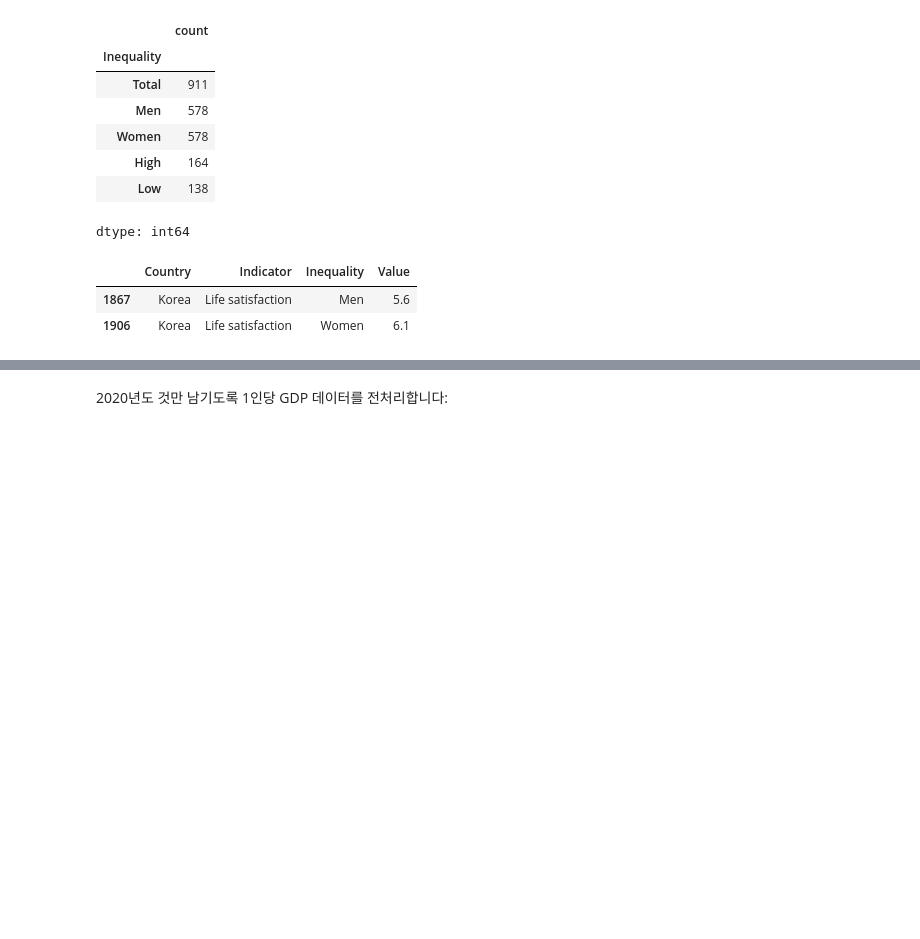
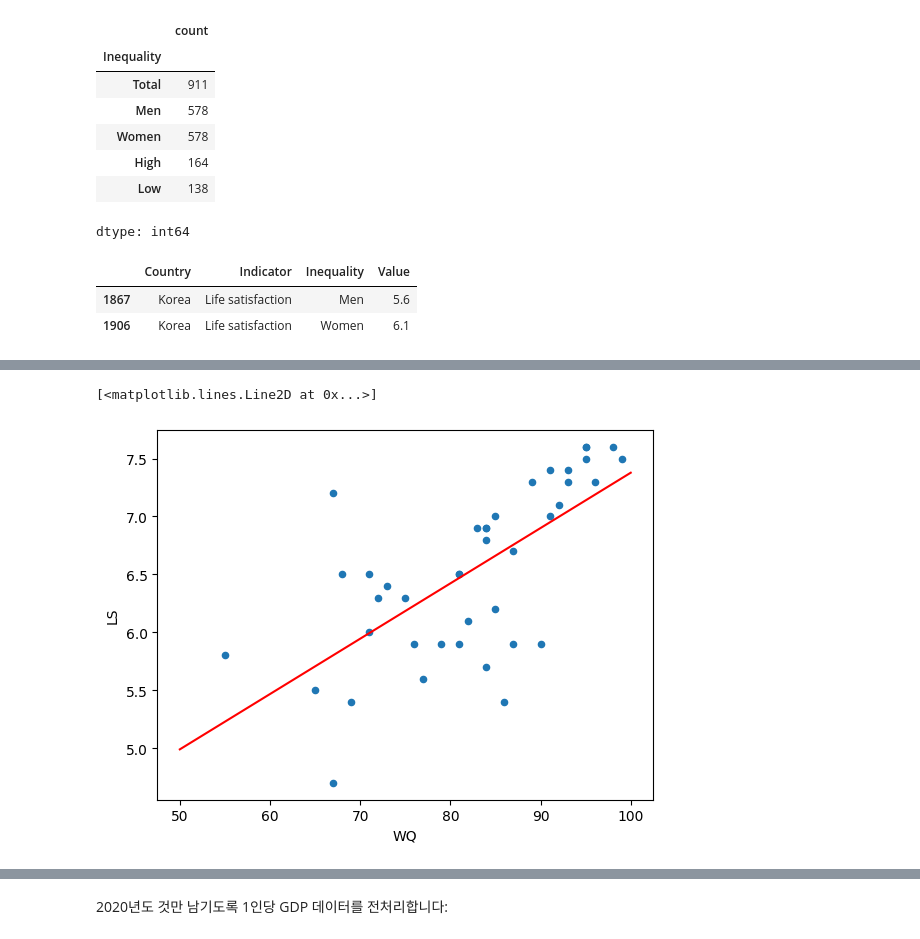
Before and after one commit to Shk-tech/my-colab-learning-material, a Jupyter notebook: Copy_of_01_the_machine_learning_landscape.ipynb, the cells around one changed output, grey strips where cells are left out. Drawn from its saved outputs; the diff is of its cells as text; code cells hidden in the pictures; blank space fills up the shorter version.

```diff
--- a/Copy_of_01_the_machine_learning_landscape.ipynb
+++ b/Copy_of_01_the_machine_learning_landscape.ipynb
@@ -344,0 +361,30 @@ oecd[con]
+# %%
+#Life satisfaction
+con1 = oecd['Indicator'] == 'Life satisfaction'
+con2 = oecd['Inequality'] == 'Total'
+ls = oecd.loc[con1 & con2, ['Country', 'Value']]
+
+#Water quality
+con1 = oecd['Indicator'] == 'Water quality'
+con2 = oecd['Inequality'] == 'Total'
+wq = oecd.loc[con1 & con2, ['Country', 'Value']]
+
+mg = pd.merge(ls, wq, on='Country')
+mg.columns = ['Country', 'LS', 'WQ']
+mg.plot(kind='scatter', x='WQ', y='LS')
+
+x = mg[['WQ']].values
+y = mg[['LS']].values
+
+from sklearn.linear_model import LinearRegression
+reg = LinearRegression()
+reg.fit(x, y)
+
+tx = [[50], [100]]
+ty = reg.predict(tx)
+
+import matplotlib.pyplot as plt
+plt.plot(tx, ty, '-r')
+# %% [output]
+[<matplotlib.lines.Line2D at 0x...>]
+[figure, added]
```
Also changed, not shown: parts of 9 cells of this notebook.
